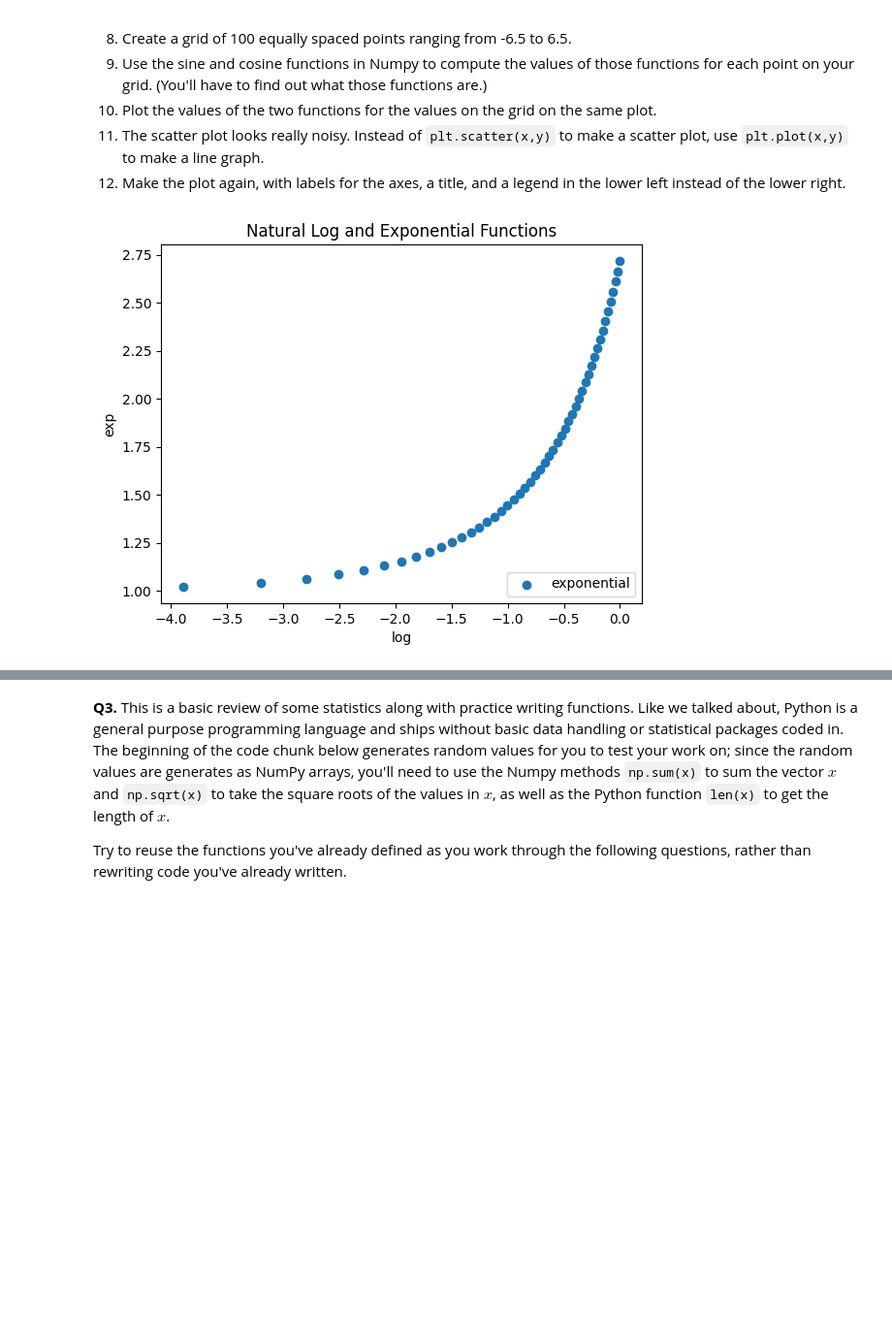
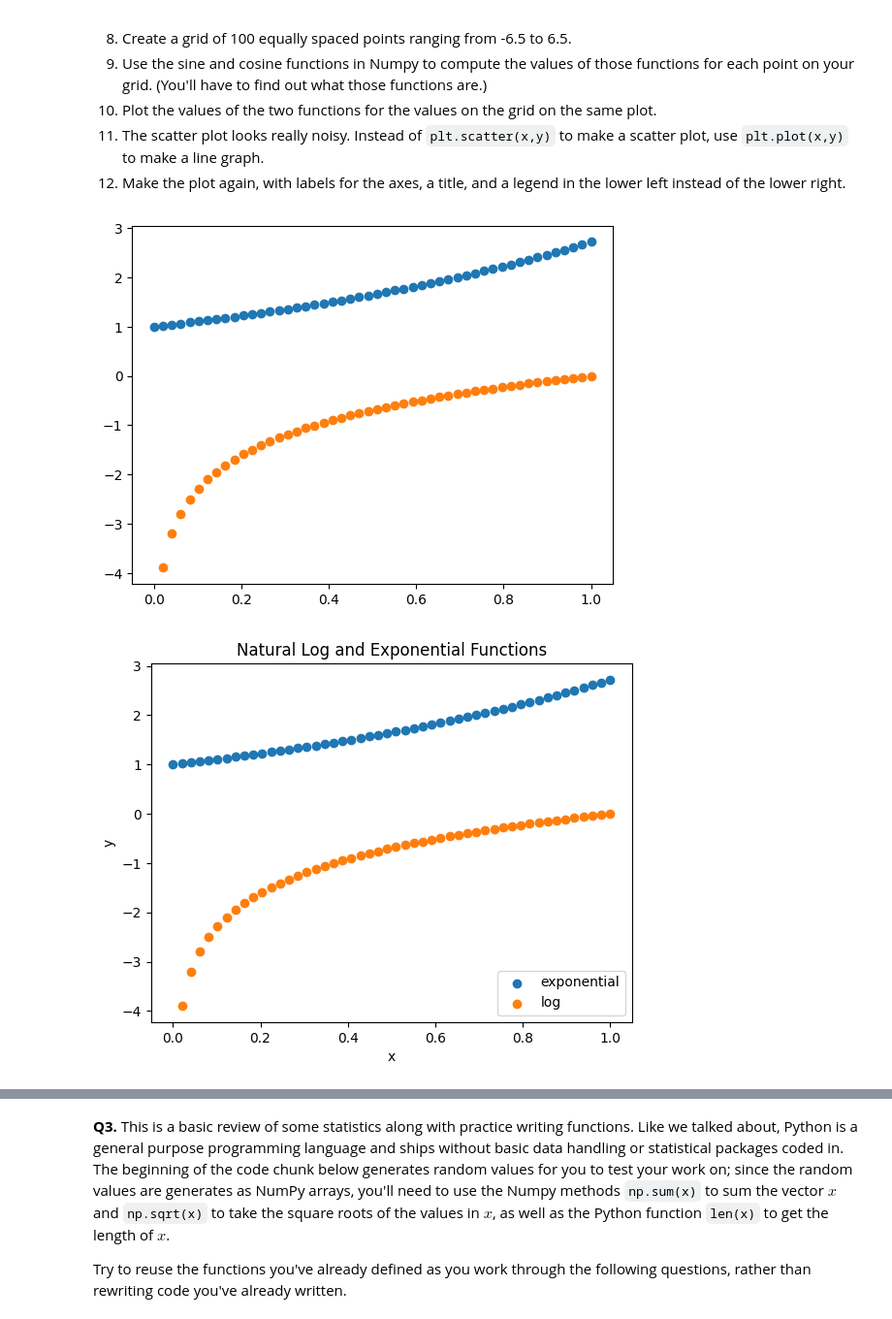
Before and after one commit to chrisjwkim/programming, a Jupyter notebook: assignment/assignment_programming.ipynb, the cells around one changed output, grey strips where cells are left out. Shown: that part at 97% size. Drawn from its saved outputs; the diff is of its cells as text; code cells hidden in the pictures; blank space fills up the shorter version.

```diff
--- a/assignment/assignment_programming.ipynb
+++ b/assignment/assignment_programming.ipynb
@@ -39,17 +39,23 @@ Now do it again, with slightly less direction:
 # %%
 import numpy as np
 import matplotlib.pyplot as plt
 x=np.linspace(0,1,50)
 y=np.log(x)
 z=np.exp(x)
-plt.scatter(y,z,label="exponential")
-plt.xlabel("log")
-plt.ylabel("exp")
+plt.scatter(x,z)
+plt.scatter(x,y)
+plt.show()
+
+plt.scatter(x,z,label="exponential")
+plt.scatter(x,y,label="log")
+plt.xlabel("x")
+plt.ylabel("y")
 plt.title("Natural Log and Exponential Functions")
 plt.legend(loc="lower right")
 plt.show()
 # %% [output]
-[figure, old version]
+[figure, new version]
+[figure, added]
 # %%
 import numpy as np
 import matplotlib.pyplot as plt
```
Also changed, not shown: parts of 1 cell of this notebook.
